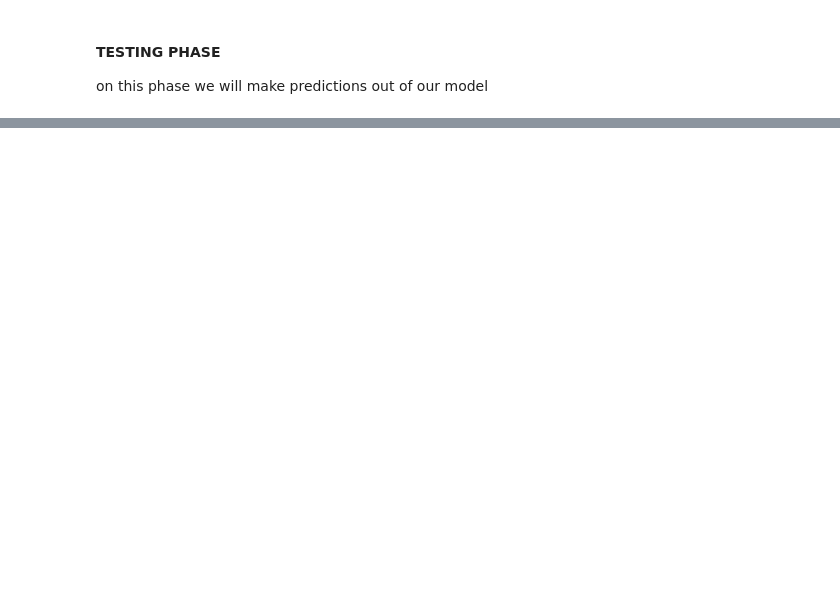
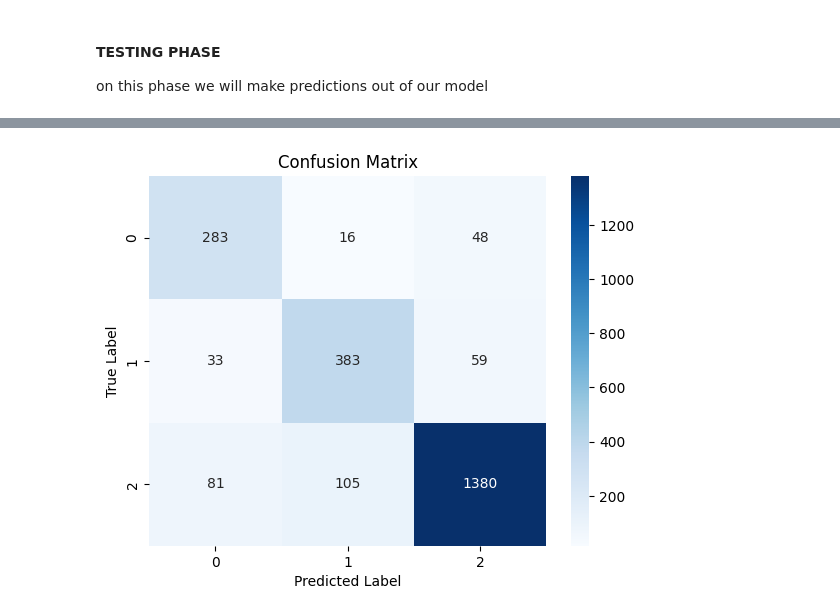
Before and after one commit to HoseinNekouei/Twitter-Financial-News-Sentiment, a Jupyter notebook: Tweet_Financial_News_Classification.ipynb, the cells around one changed output, grey strips where cells are left out. Cells and saved outputs as stored; diff of their text form; code cells hidden in the pictures; blank space fills up the shorter version.

```diff
--- a/Tweet_Financial_News_Classification.ipynb
+++ b/Tweet_Financial_News_Classification.ipynb
@@ -79,9 +88,9 @@ test_df shape: (3263, 2)
 ### Removing the Special Characters ###
 # %%
 
-!pip install text_hammer
+# !pip install text_hammer
 
-import text_hammer as th
+# import text_hammer as th
 
 def text_proccessing(df, col_name):
   """
@@ -107,5 +116,5 @@ def text_proccessing(df, col_name):
 
   return df
 
-train_df = text_proccessing(train_df, 'text')
+# train_df = text_proccessing(train_df, 'text')
 # %% [output]
@@ -204,5 +209,5 @@ target
 Name: count, dtype: int64
 # %%
-y_train = train_df.target.values
+y_train = train_df.label.values
 y_train
 # %% [output]
@@ -219,15 +224,15 @@ input_mask = layers.Input(shape=(max_length,), dtype=tf.int32, name="attention_m
 
 embeddings = bert(input_ids,attention_mask = input_mask)[1] #(0 is the last hidden states,1 means pooler_output)
 
-out = layers.Dropout(0.1)(embeddings)
+out = layers.Dropout(0.2)(embeddings)
 out = layers.Dense(128, activation='relu')(out)
-out = layers.Dropout(0.1)(out)
+out = layers.Dropout(0.2)(out)
 out = layers.Dense(32,activation = 'relu')(out)
 
-y = layers.Dense(1,activation = 'sigmoid')(out)
+y = layers.Dense(3,activation = 'softmax')(out)
 
-model = tf.keras.Model(inputs=[input_ids, input_mask], outputs=y)
-model.layers[1].trainable = True
+model = Model(inputs=[input_ids, input_mask], outputs=y)
+model.layers[2].trainable = True
 # %%
 model.summary()
 # %% [output]
@@ -259,8 +264,8 @@ optimizer = Adam(
 # Compile the model
 model.compile(
     optimizer = optimizer,
-    loss = 'binary_crossentropy',
-    metrics = ["accuracy"])
+    loss = 'sparse_categorical_crossentropy',
+    metrics = ["sparse_categorical_accuracy"])
 # %%
 train_history = model.fit(
     x = {'input_ids':x_train['input_ids'], 'attention_mask':x_train['attention_mask']} ,
@@ -286,0 +312,19 @@ predicted = model.predict({'input_ids':x_test['input_ids'],'attention_mask':x_te
+# %%
+from sklearn.metrics import confusion_matrix
+import seaborn as sns
+import numpy as np
+
+# Convert the predictions to class labels (0, 1, or 2 for 3 classes)
+y_pred_classes = np.argmax(predicted, axis=1)
+
+# Generate the confusion matrix
+cm = confusion_matrix(test_df['label'], y_pred_classes)
+
+# Create a heatmap of the confusion matrix
+sns.heatmap(cm, annot=True, fmt="d", cmap="Blues")
+plt.xlabel("Predicted Label")
+plt.ylabel("True Label")
+plt.title("Confusion Matrix")
+plt.show()
+# %% [output]
+[figure, added]
```
Also changed, not shown: parts of 22 cells of this notebook.
